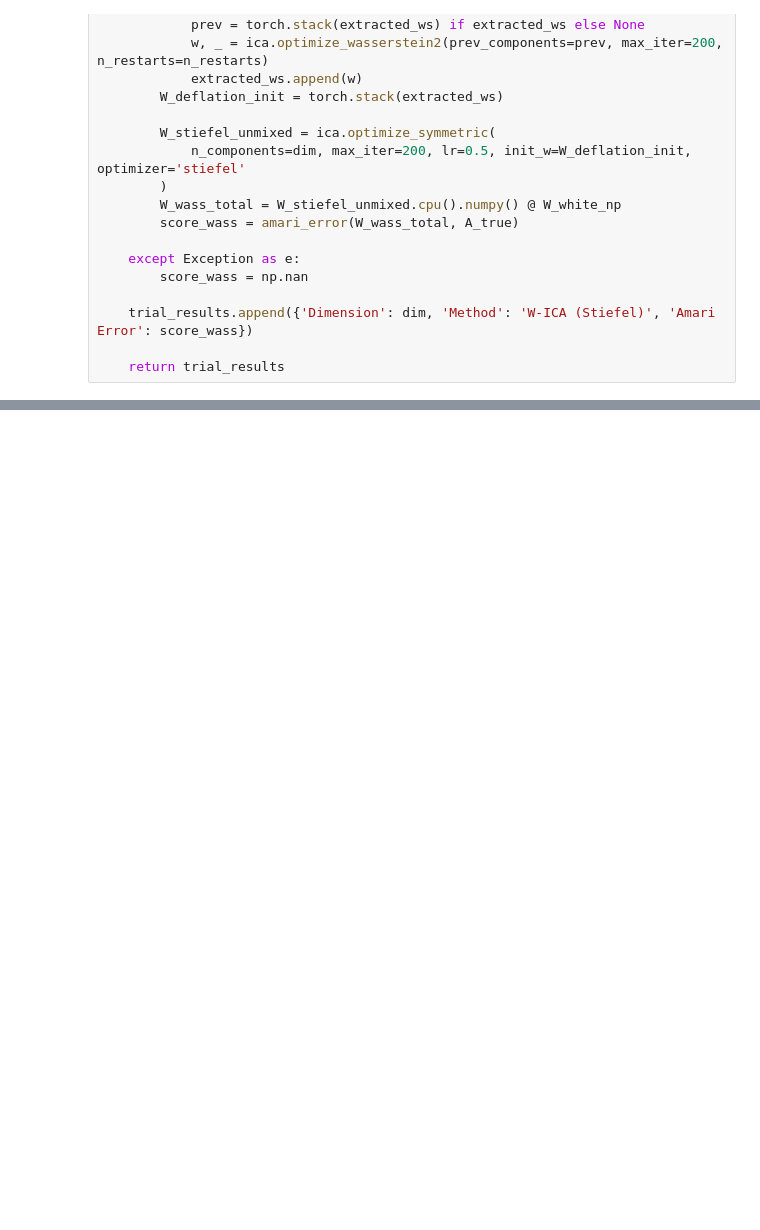
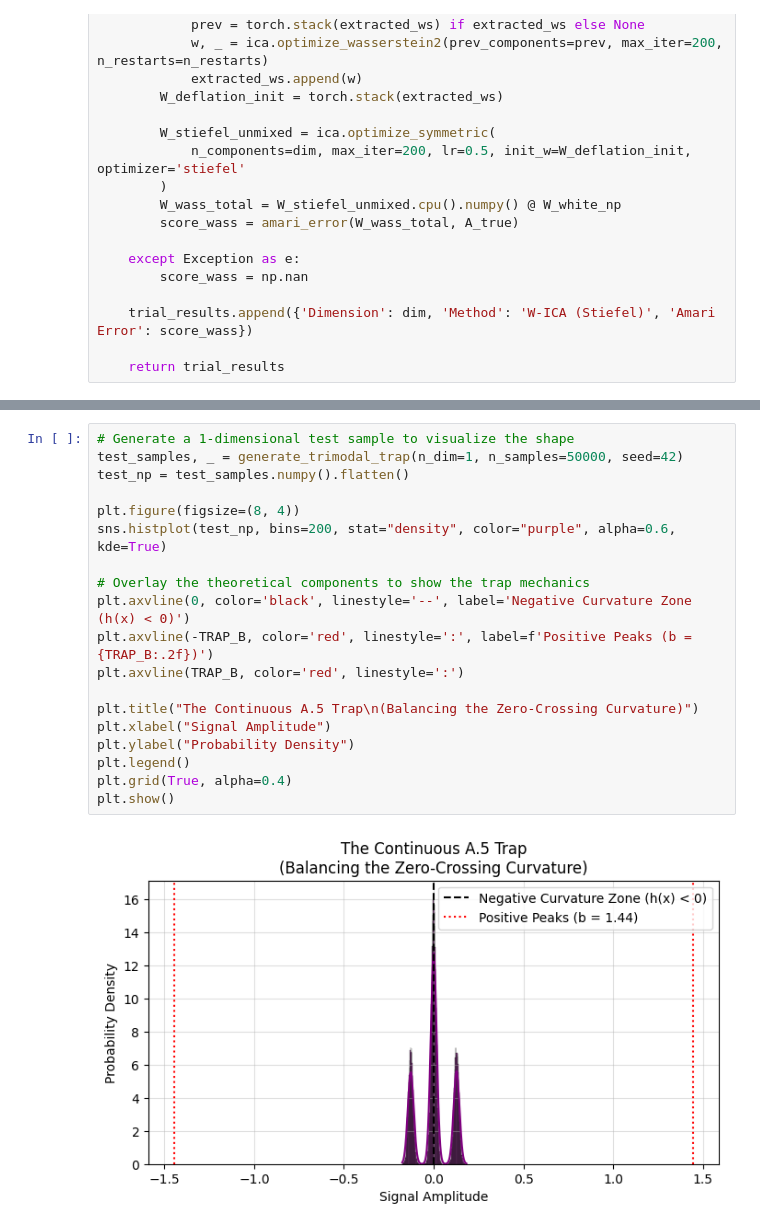
Before and after one commit to ashutoshjha3103/ot_in_linear_ica, a Jupyter notebook: exp/FastICA_failure_modes_vs_OT_ICA.ipynb, the cells around one changed output, grey strips where cells are left out. Drawn from its saved outputs; the diff is of its cells as text; blank space fills up the shorter version.

```diff
--- a/exp/FastICA_failure_modes_vs_OT_ICA.ipynb
+++ b/exp/FastICA_failure_modes_vs_OT_ICA.ipynb
@@ -371,0 +305,21 @@ display(df_clipped.groupby(['Dimension', 'Method'])['Amari Error'].mean().unstac
+# %%
+# Generate a 1-dimensional test sample to visualize the shape
+test_samples, _ = generate_trimodal_trap(n_dim=1, n_samples=50000, seed=42)
+test_np = test_samples.numpy().flatten()
+
+plt.figure(figsize=(8, 4))
+sns.histplot(test_np, bins=200, stat="density", color="purple", alpha=0.6, kde=True)
+
+# Overlay the theoretical components to show the trap mechanics
+plt.axvline(0, color='black', linestyle='--', label='Negative Curvature Zone (h(x) < 0)')
+plt.axvline(-TRAP_B, color='red', linestyle=':', label=f'Positive Peaks (b = {TRAP_B:.2f})')
+plt.axvline(TRAP_B, color='red', linestyle=':')
+
+plt.title("The Continuous A.5 Trap\n(Balancing the Zero-Crossing Curvature)")
+plt.xlabel("Signal Amplitude")
+plt.ylabel("Probability Density")
+plt.legend()
+plt.grid(True, alpha=0.4)
+plt.show()
+# %% [output]
+[figure, added]
```
Also changed, not shown: parts of 16 cells of this notebook.
